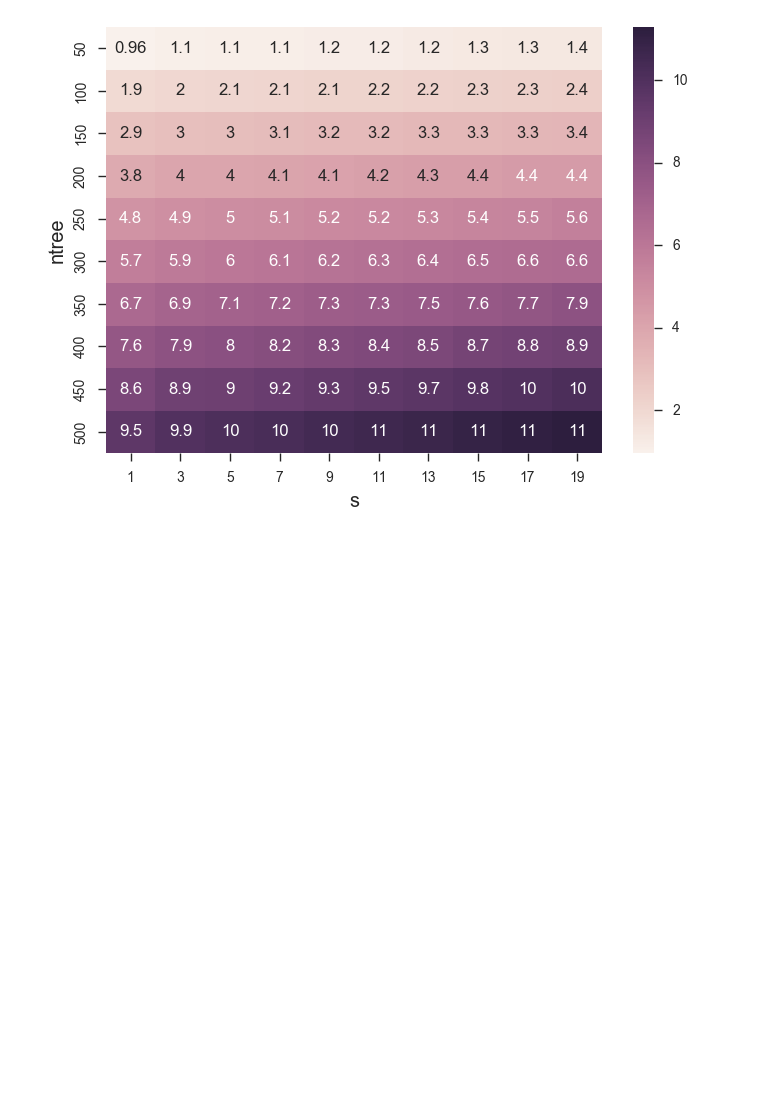
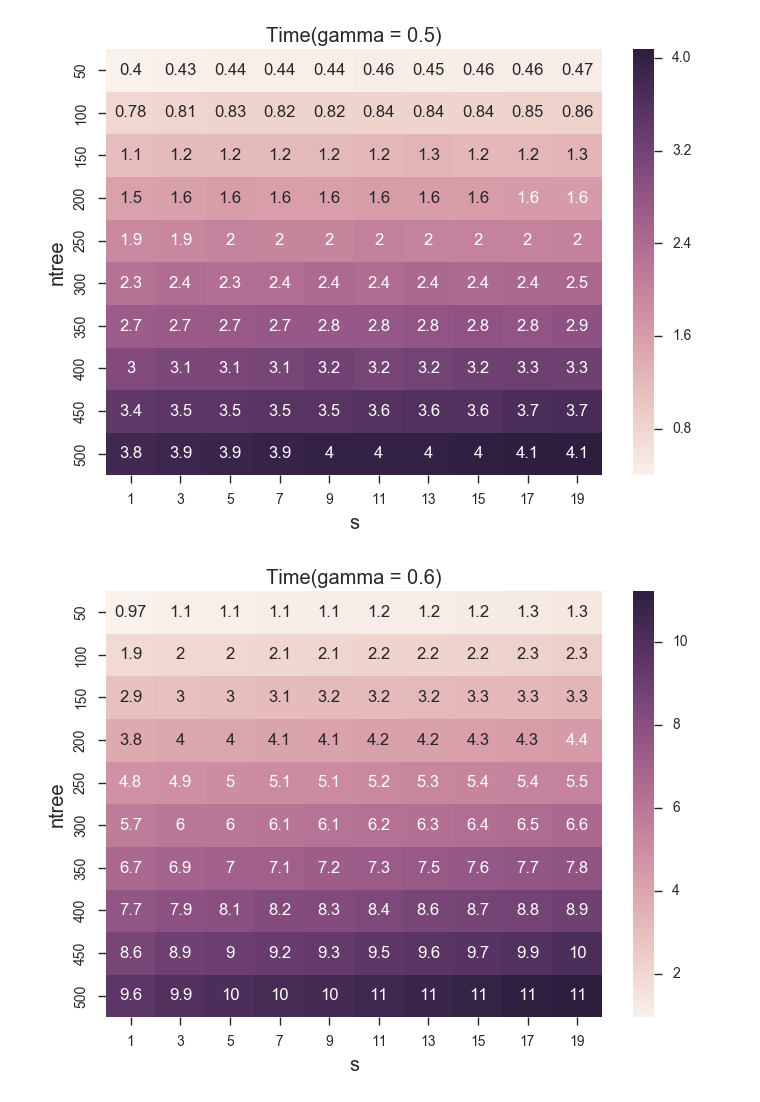
Before and after one commit to zihaoxu/BLB-RF-Simulation, a Jupyter notebook: Heatmap.ipynb, the cells around one changed output. Cells and saved outputs as stored; diff of their text form; code cells hidden in the pictures; blank space fills up the shorter version.

```diff
--- a/Heatmap.ipynb
+++ b/Heatmap.ipynb
@@ -10,7 +10,7 @@ params = {'axes.labelsize': 'large',
           'axes.titlesize':'large'}       ###'axes.titlesize':'xx-large'
 pylab.rcParams.update(params)
 # %%
-df = pd.read_csv('/Users/zihaoxu/R_repos/BLB-RF-Sim/CSV/heatmap_clustered_0.50.6.csv')
+df = pd.read_csv('/Users/zihaoxu/R_repos/BLB-RF-Sim/CSV/heatmap_cosine.csv')
 if 'Unnamed: 0' in list(df):
         df.drop('Unnamed: 0', axis = 1, inplace = True)
 # %%
@@ -37,10 +25,9 @@ df
-# %%
-df5 = df[df.gamma==0.6]
 # %%
-for ga in [.5,.6]:
+for ga in df.gamma.unique():
+    df5 = df[df.gamma==ga]
     MSE_data = df5.pivot(index = 'ntree', columns = 's', values = 'MSE')
     sns.heatmap(MSE_data,annot = True)
     plt.title('MSE(gamma = ' + str(ga) + ')')
-    plt.savefig('/Users/zihaoxu/R_repos/BLB-RF-Sim/Plots/MSE~ntreeXs'+str(ga)+'.png', dpi = 300, fmt = 'png')
+    #plt.savefig('/Users/zihaoxu/R_repos/BLB-RF-Sim/Plots/MSE~ntreeXs'+str(ga)+'.png', dpi = 300, fmt = 'png')
     plt.show()
 # %% [output]
@@ -49,9 +37,11 @@ for ga in [.5,.6]:
 # %%
-for ga in [.5,.6]:
+for ga in df.gamma.unique():
+    df5 = df[df.gamma==ga]
     time_data = df5.pivot(index = 'ntree', columns = 's', values = 'time')
     sns.heatmap(time_data,annot = True)
-        plt.title('Time(gamma = ' + str(ga) + ')')
-    plt.savefig('/Users/zihaoxu/R_repos/BLB-RF-Sim/Plots/MSE~ntreeXs'+str(ga)+'.png', dpi = 300, fmt = 'png')
+    plt.title('Time(gamma = ' + str(ga) + ')')
+    #plt.savefig('/Users/zihaoxu/R_repos/BLB-RF-Sim/Plots/Time~ntreeXs'+str(ga)+'.png', dpi = 300, fmt = 'png')
     plt.show()
 # %% [output]
-[figure, old version]
+[figure, new version]
+[figure, added]
```
Also changed, not shown: parts of 3 cells of this notebook, 28 other files.
